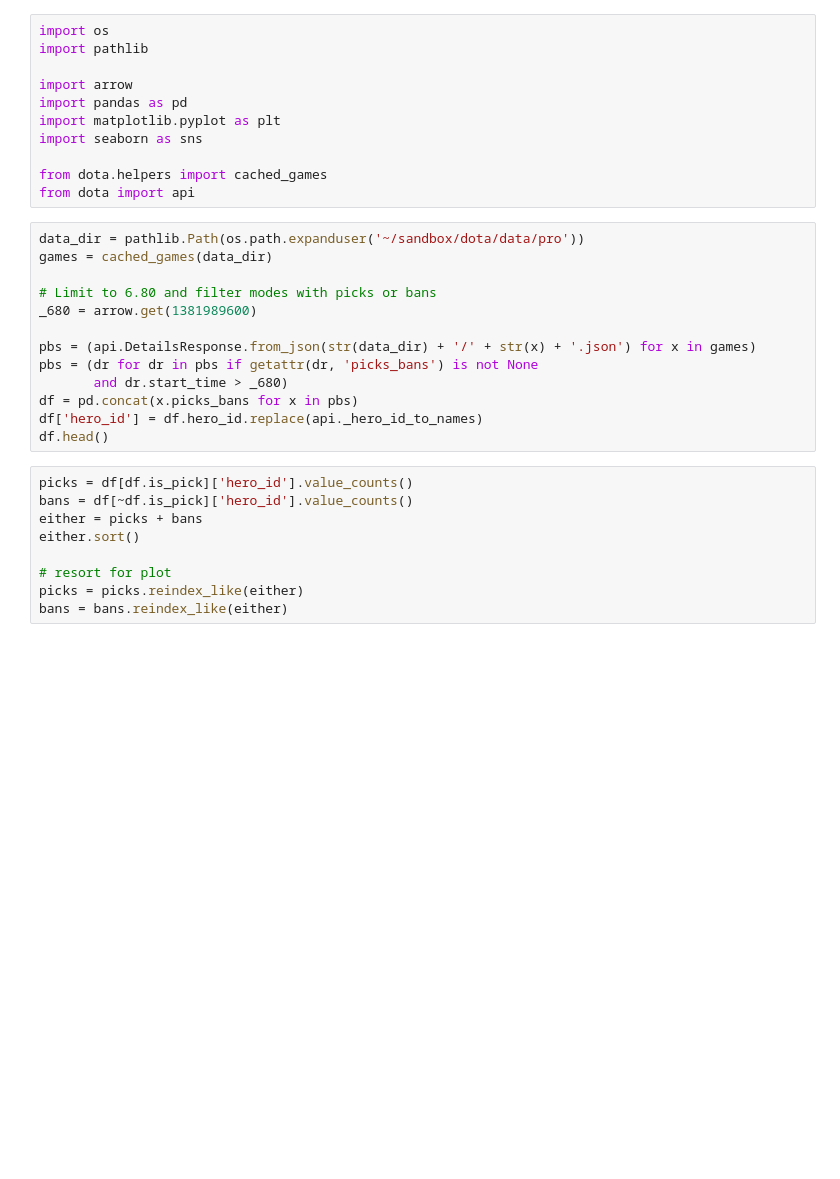
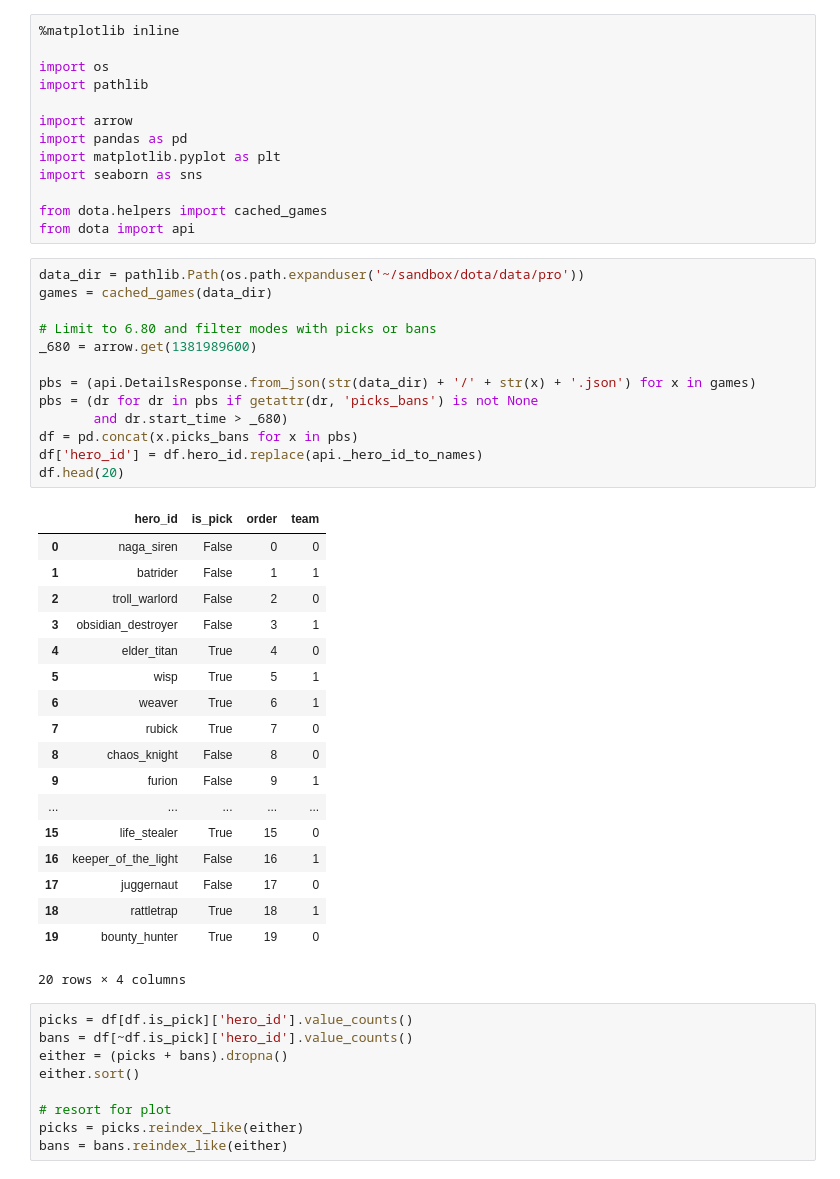
Before and after one commit to TomAugspurger/dota, a Jupyter notebook: examples/Picks and bans.ipynb, the cells around one changed output. Cells and saved outputs as stored; diff of their text form; blank space fills up the shorter version.

```diff
--- a/examples/Picks and bans.ipynb
+++ b/examples/Picks and bans.ipynb
@@ -1,4 +1,6 @@
 # %%
+%matplotlib inline
+
 import os
 import pathlib
 
@@ -12,20 +14,39 @@ from dota import api
 # %%
 data_dir = pathlib.Path(os.path.expanduser('~/sandbox/dota/data/pro'))
 games = cached_games(data_dir)
 
 # Limit to 6.80 and filter modes with picks or bans
 _680 = arrow.get(1381989600)
 
 pbs = (api.DetailsResponse.from_json(str(data_dir) + '/' + str(x) + '.json') for x in games)
 pbs = (dr for dr in pbs if getattr(dr, 'picks_bans') is not None
        and dr.start_time > _680)
 df = pd.concat(x.picks_bans for x in pbs)
 df['hero_id'] = df.hero_id.replace(api._hero_id_to_names)
-df.head()
+df.head(20)
+# %% [output]
+|  | hero_id | is_pick | order | team |
+| 0 | naga_siren | False | 0 | 0 |
+| 1 | batrider | False | 1 | 1 |
+| 2 | troll_warlord | False | 2 | 0 |
+| 3 | obsidian_destroyer | False | 3 | 1 |
+| 4 | elder_titan | True | 4 | 0 |
+| 5 | wisp | True | 5 | 1 |
+| 6 | weaver | True | 6 | 1 |
+| 7 | rubick | True | 7 | 0 |
+| 8 | chaos_knight | False | 8 | 0 |
+| 9 | furion | False | 9 | 1 |
+| ... | ... | ... | ... | ... |
+| 15 | life_stealer | True | 15 | 0 |
+| 16 | keeper_of_the_light | False | 16 | 1 |
+| 17 | juggernaut | False | 17 | 0 |
+| 18 | rattletrap | True | 18 | 1 |
+| 19 | bounty_hunter | True | 19 | 0 |
+20 rows × 4 columns
 # %%
 picks = df[df.is_pick]['hero_id'].value_counts()
 bans = df[~df.is_pick]['hero_id'].value_counts()
-either = picks + bans
+either = (picks + bans).dropna()
 either.sort()
 
 # resort for plot
```
Also changed, not shown: parts of 11 cells of this notebook, 9 other files.
